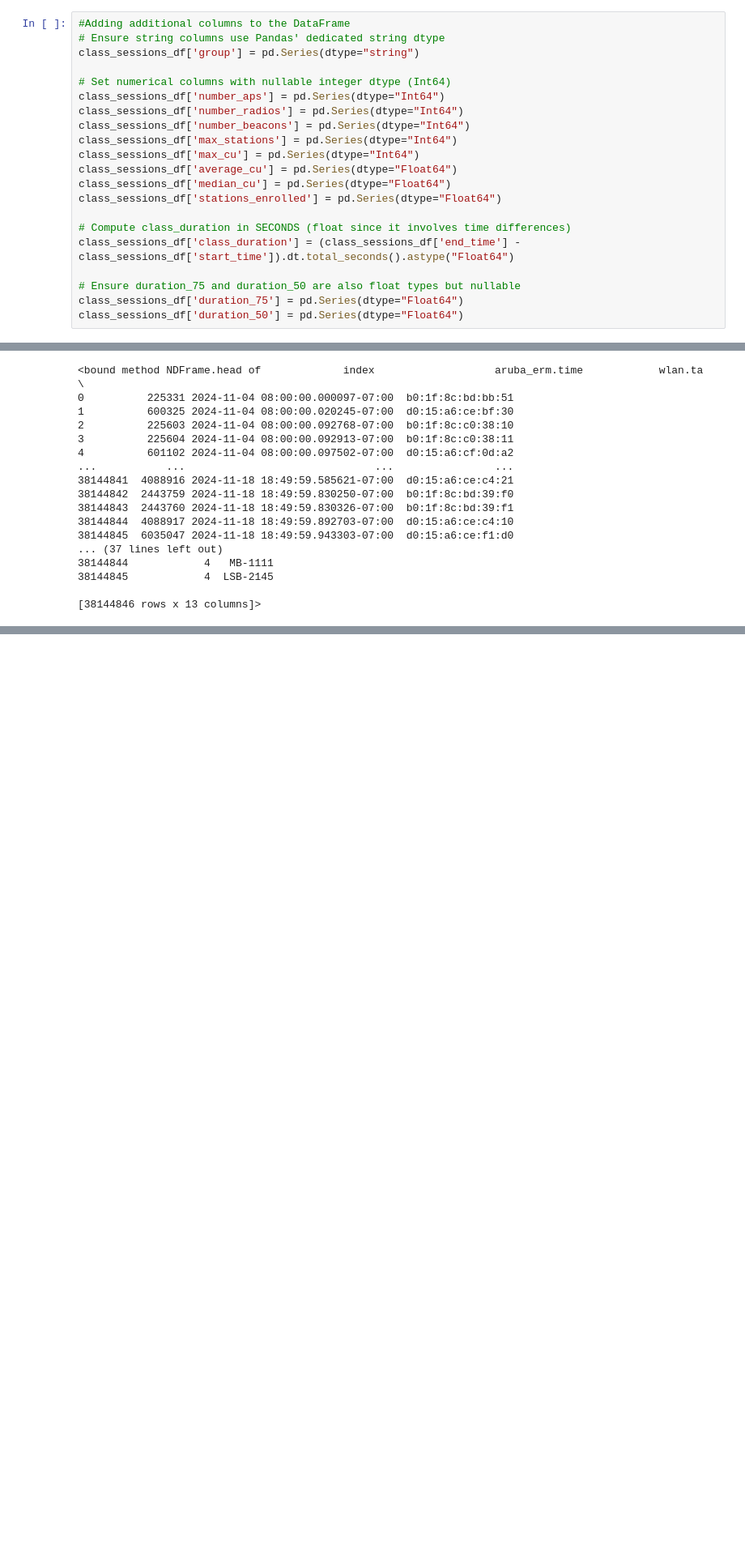
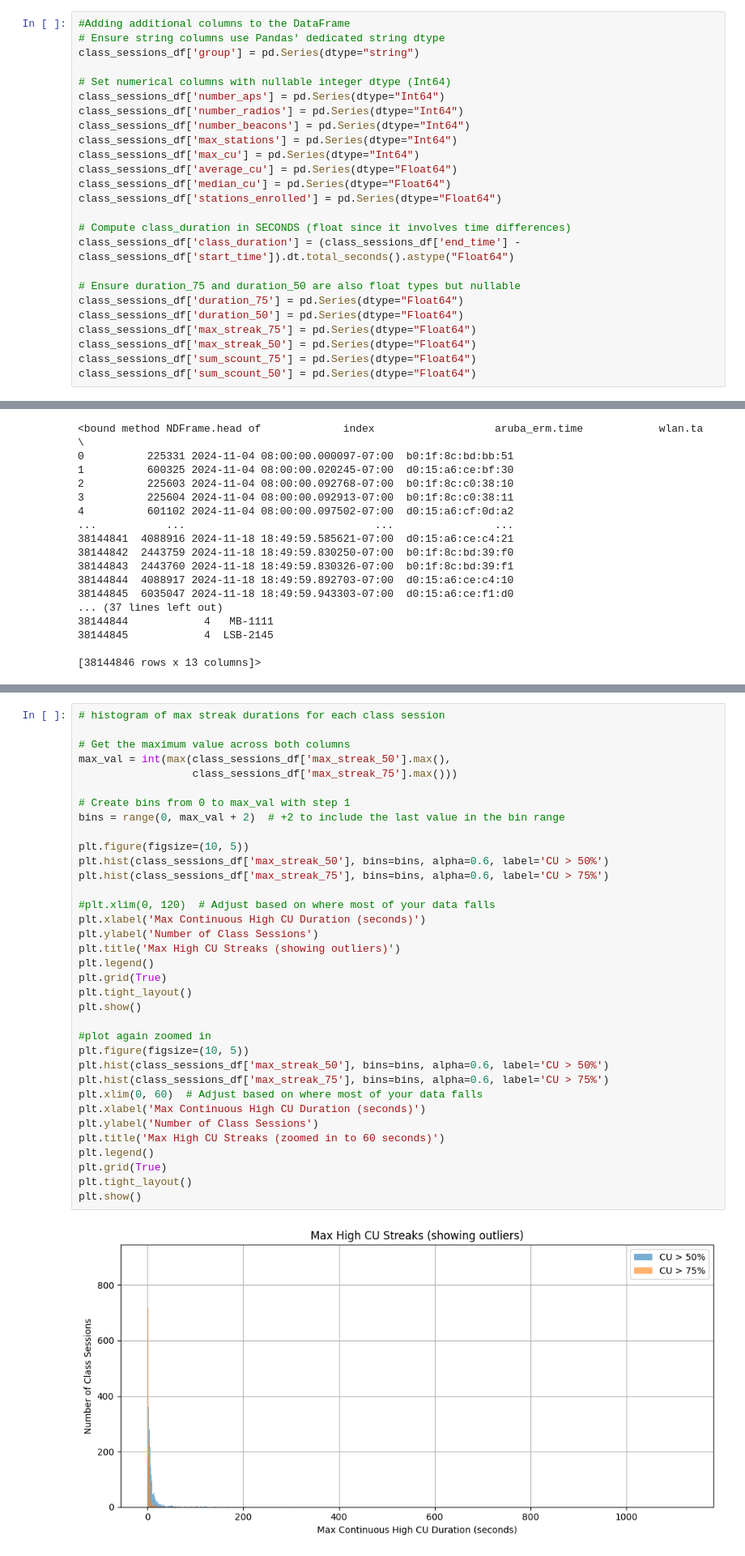
Before and after one commit to Yanzzee/WiFi-Beacon-analysis, a Jupyter notebook: analyze_class_sessions.ipynb, the cells around one changed output, grey strips where cells are left out. Shown at 81% size. Drawn from its saved outputs; the diff is of its cells as text; blank space fills up the shorter version.

Commit message:
completed analyze_class_sessions

```diff
--- a/analyze_class_sessions.ipynb
+++ b/analyze_class_sessions.ipynb
@@ -33,6 +52,10 @@ class_sessions_df['class_duration'] = (class_sessions_df['end_time'] - class_ses
 # Ensure duration_75 and duration_50 are also float types but nullable
 class_sessions_df['duration_75'] = pd.Series(dtype="Float64")
 class_sessions_df['duration_50'] = pd.Series(dtype="Float64")
+class_sessions_df['max_streak_75'] = pd.Series(dtype="Float64")
+class_sessions_df['max_streak_50'] = pd.Series(dtype="Float64")
+class_sessions_df['sum_scount_75'] = pd.Series(dtype="Float64")
+class_sessions_df['sum_scount_50'] = pd.Series(dtype="Float64")
 # %%
 
 # Display the updated DataFrame
@@ -115,0 +280,37 @@ print(class_sessions_df.head())
+# %%
+# histogram of max streak durations for each class session
+
+# Get the maximum value across both columns
+max_val = int(max(class_sessions_df['max_streak_50'].max(),
+                  class_sessions_df['max_streak_75'].max()))
+
+# Create bins from 0 to max_val with step 1
+bins = range(0, max_val + 2)  # +2 to include the last value in the bin range
+
+plt.figure(figsize=(10, 5))
+plt.hist(class_sessions_df['max_streak_50'], bins=bins, alpha=0.6, label='CU > 50%')
+plt.hist(class_sessions_df['max_streak_75'], bins=bins, alpha=0.6, label='CU > 75%')
+
+#plt.xlim(0, 120)  # Adjust based on where most of your data falls
+plt.xlabel('Max Continuous High CU Duration (seconds)')
+plt.ylabel('Number of Class Sessions')
+plt.title('Max High CU Streaks (showing outliers)')
+plt.legend()
+plt.grid(True)
+plt.tight_layout()
+plt.show()
+
+#plot again zoomed in
+plt.figure(figsize=(10, 5))
+plt.hist(class_sessions_df['max_streak_50'], bins=bins, alpha=0.6, label='CU > 50%')
+plt.hist(class_sessions_df['max_streak_75'], bins=bins, alpha=0.6, label='CU > 75%')
+plt.xlim(0, 60)  # Adjust based on where most of your data falls
+plt.xlabel('Max Continuous High CU Duration (seconds)')
+plt.ylabel('Number of Class Sessions')
+plt.title('Max High CU Streaks (zoomed in to 60 seconds)')
+plt.legend()
+plt.grid(True)
+plt.tight_layout()
+plt.show()
+# %% [output]
+[figure, added]
```
Also changed, not shown: parts of 13 cells of this notebook, 1 other file.
